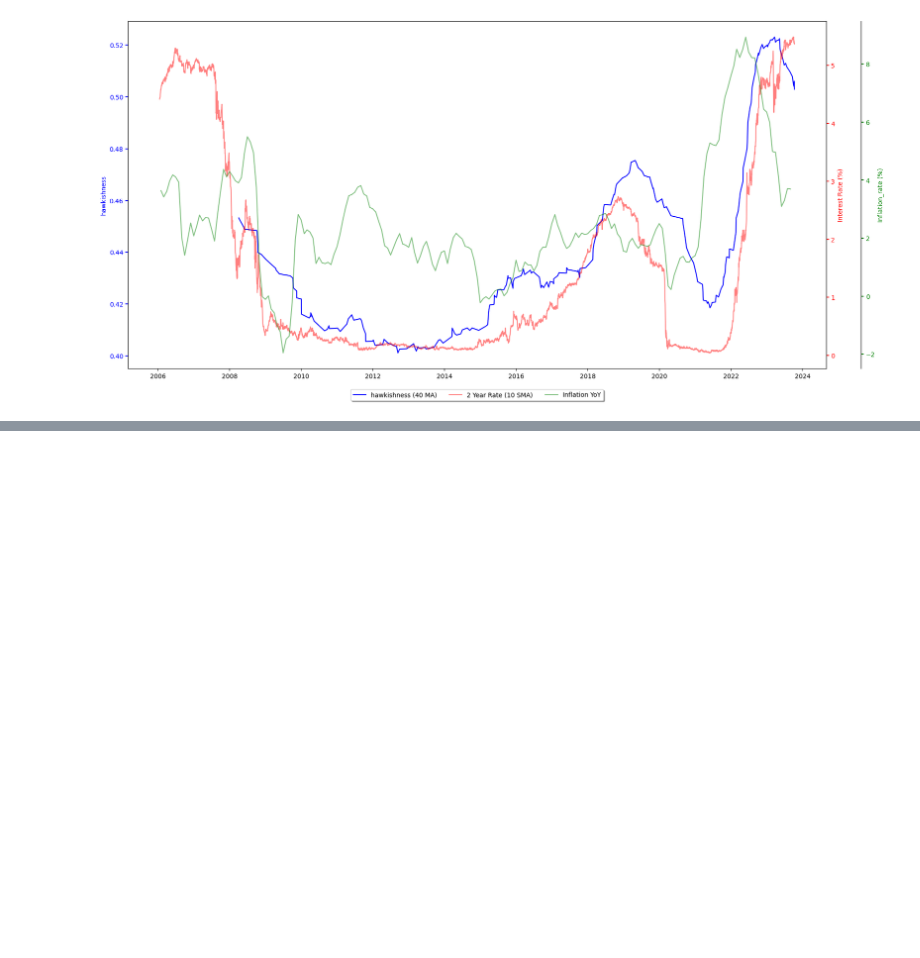
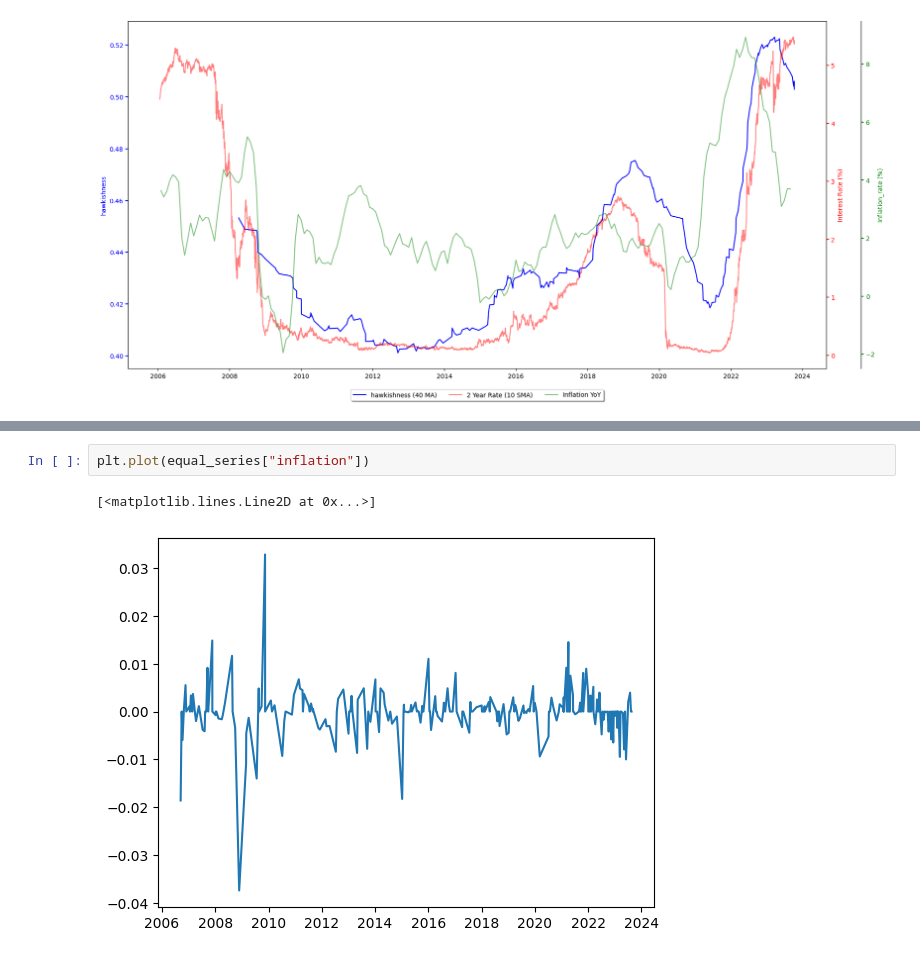
Before and after one commit to benisbuzz/fed-sentiment, a Jupyter notebook: testing.ipynb, the cells around one changed output, grey strips where cells are left out. Drawn from its saved outputs; the diff is of its cells as text; blank space fills up the shorter version.

```diff
--- a/testing.ipynb
+++ b/testing.ipynb
@@ -151,0 +184,5 @@ statsmodels.iolib.summary.Summary
+# %%
+plt.plot(equal_series["inflation"])
+# %% [output]
+[<matplotlib.lines.Line2D at 0x...>]
+[figure, added]
```
Also changed, not shown: parts of 21 cells of this notebook, 1 other file.
